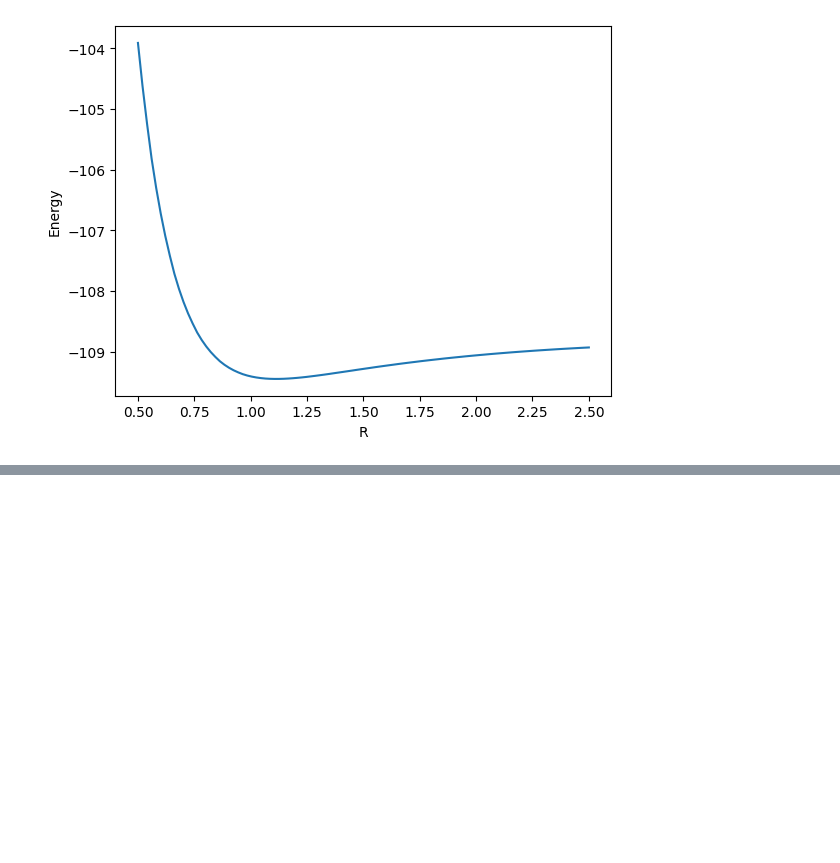
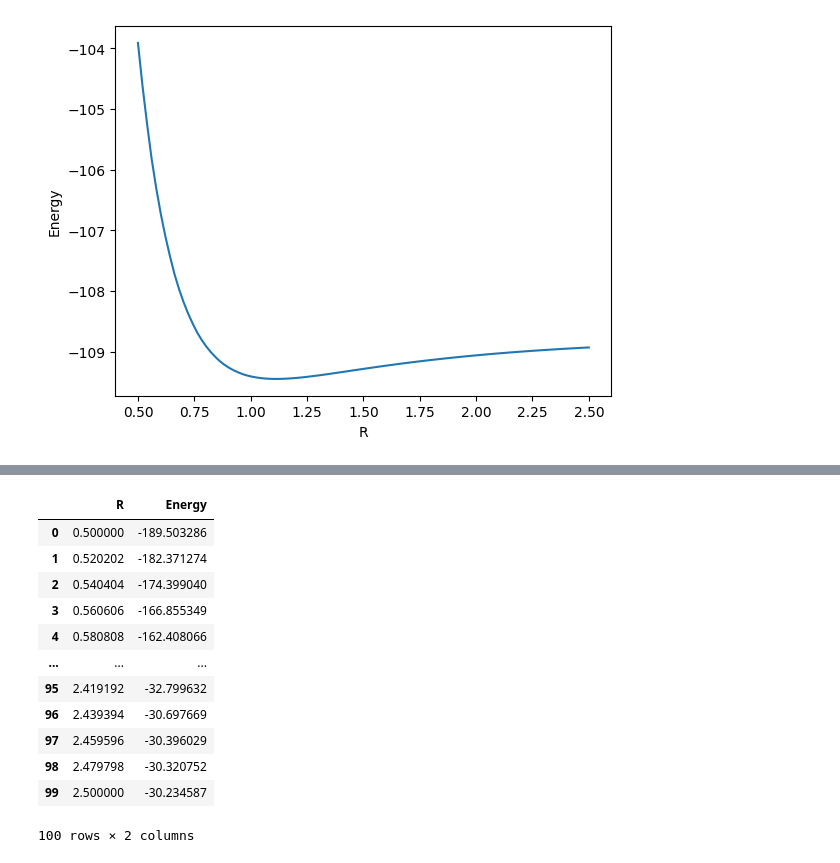
Before and after one commit to RodrigoAVargasHdz/CHEM-4PB3, a Jupyter notebook: Volume 2 Content/Week 4/Week_4_Introduction_to_Probabilistic_Regression.ipynb, the cells around one changed output, grey strips where cells are left out. Cells and saved outputs as stored; diff of their text form; code cells hidden in the pictures; blank space fills up the shorter version.

```diff
--- a/Volume 2 Content/Week 4/Week_4_Probabilistic_Regression.ipynb
+++ b/Volume 2 Content/Week 4/Week_4_Introduction_to_Probabilistic_Regression.ipynb
@@ -297,0 +267,29 @@ data = pd.read_csv(data_url)
+# %%
+import numpy as np
+import pandas as pd
+import matplotlib.pyplot as plt
+
+# Create a synthetic dataset
+np.random.seed(42)  # Seed for reproducibility
+R = np.linspace(0.5, 2.5, 100)  # Inter-nuclear distances
+true_energy = -100 / R + 10  # Hypothetical true energy function
+noise = np.random.normal(0, 1, size=R.shape)  # Noise in measurements
+measured_energy = true_energy + noise  # Energy with simulated measurement noise
+
+# Create a DataFrame
+data = pd.DataFrame({'R': R, 'Energy': measured_energy})
+data
+# %% [output]
+|  | R | Energy |
+| 0 | 0.500000 | -189.503286 |
+| 1 | 0.520202 | -182.371274 |
+| 2 | 0.540404 | -174.399040 |
+| 3 | 0.560606 | -166.855349 |
+| 4 | 0.580808 | -162.408066 |
+| ... | ... | ... |
+| 95 | 2.419192 | -32.799632 |
+| 96 | 2.439394 | -30.697669 |
+| 97 | 2.459596 | -30.396029 |
+| 98 | 2.479798 | -30.320752 |
+| 99 | 2.500000 | -30.234587 |
+100 rows × 2 columns
```
Also changed, not shown: parts of 7 cells of this notebook, 4 other files.
